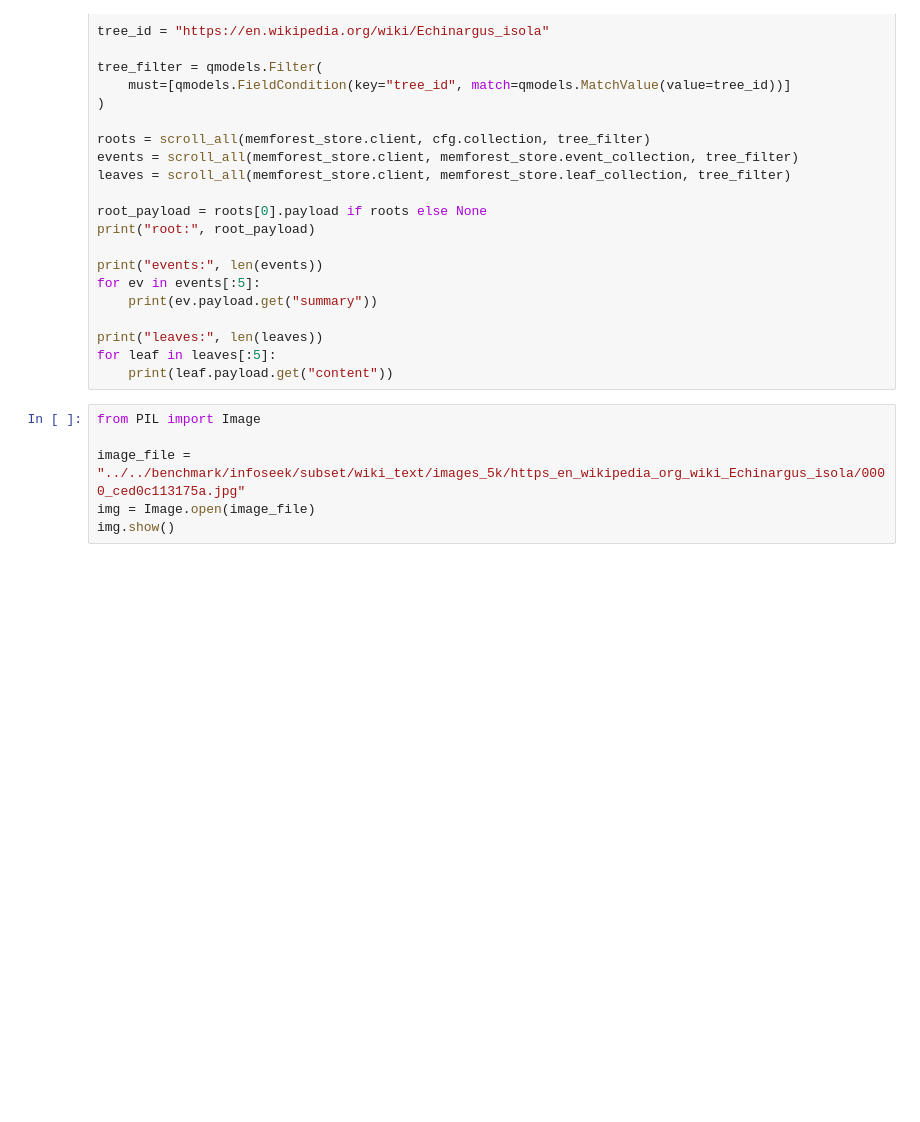
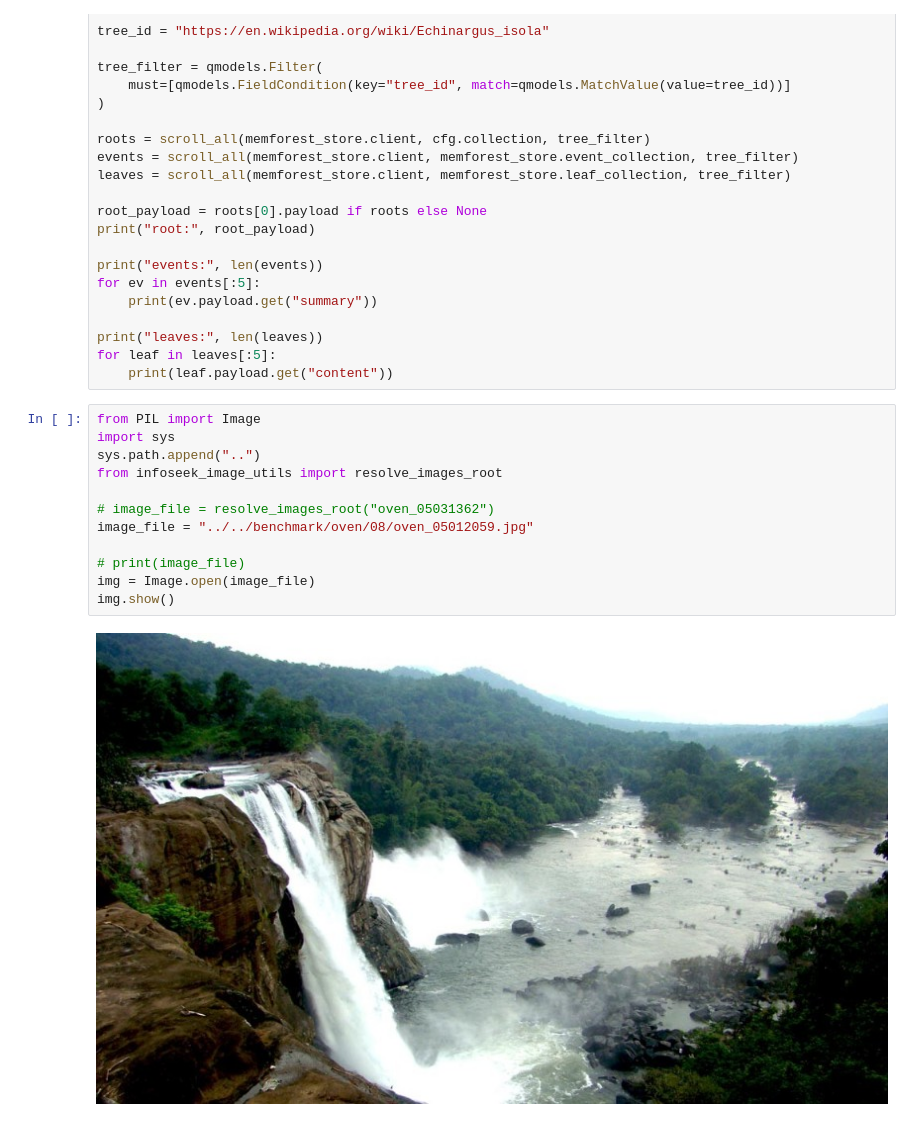
Before and after one commit to JunjieChiang/UniMemRAG, a Jupyter notebook: examples/memtree_test.ipynb, the cells around one changed output. Drawn from its saved outputs; the diff is of its cells as text; blank space fills up the shorter version.

```diff
--- a/examples/memtree_test.ipynb
+++ b/examples/memtree_test.ipynb
@@ -347,7 +351,15 @@ for leaf in leaves[:5]:
     print(leaf.payload.get("content"))
 # %%
 from PIL import Image
+import sys
+sys.path.append("..")
+from infoseek_image_utils import resolve_images_root
 
-image_file = "../../benchmark/infoseek/subset/wiki_text/images_5k/https_en_wikipedia_org_wiki_Echinargus_isola/0000_ced0c113175a.jpg"
+# image_file = resolve_images_root("oven_05031362")
+image_file = "../../benchmark/oven/08/oven_05012059.jpg"
+
+# print(image_file)
 img = Image.open(image_file)
 img.show()
+# %% [output]
+[figure, added]
```
Also changed, not shown: parts of 2 cells of this notebook, 9 other files.
